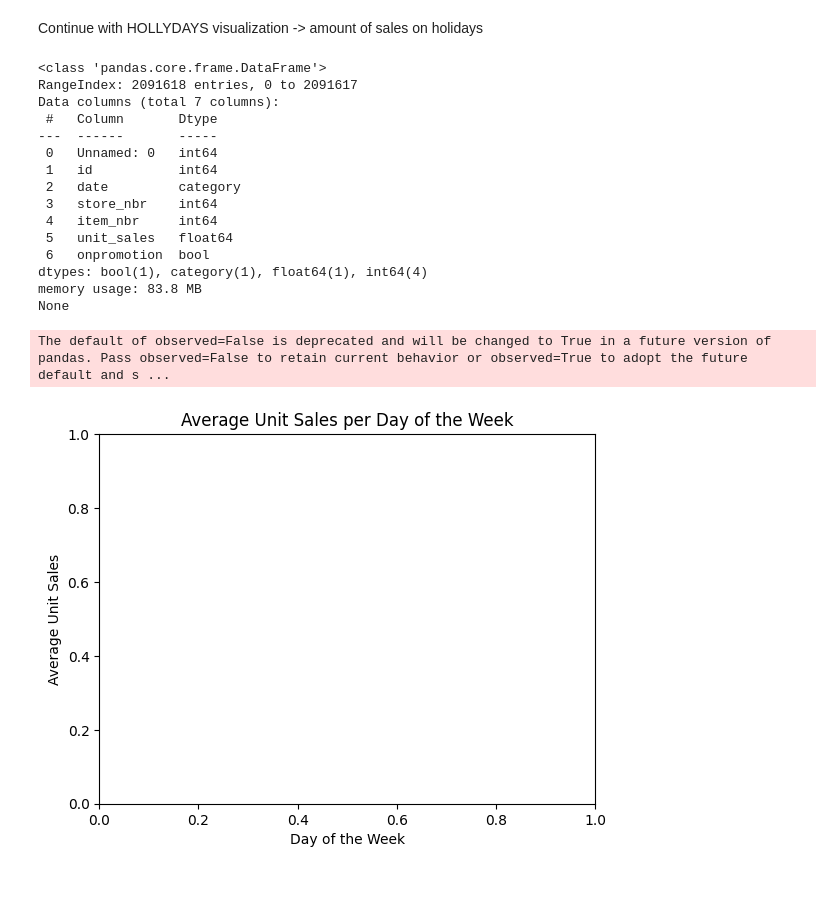
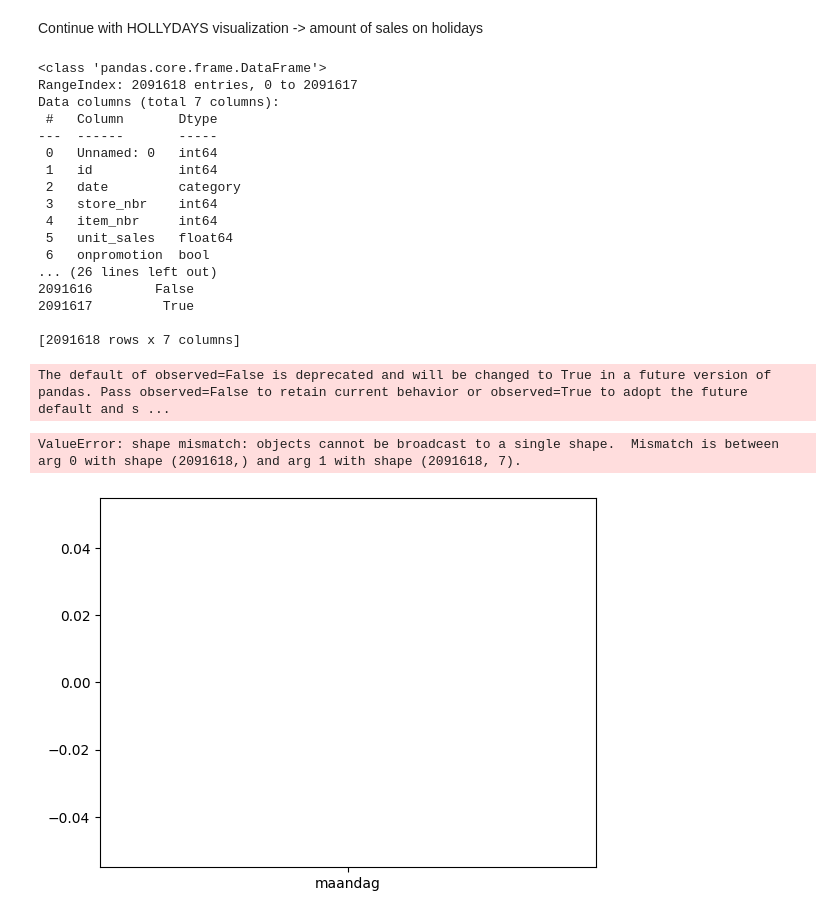
Before and after one commit to florboydens/Data-Analytics-Case-2, a Jupyter notebook: explorationViz.ipynb, the cells around one changed output. Saved outputs shown, nothing was run; the diff lists cells and outputs as text; code cells hidden in the pictures; blank space fills up the shorter version.

```diff
--- a/explorationViz.ipynb
+++ b/explorationViz.ipynb
@@ -499,34 +499,50 @@ plt.show()
 # %% [markdown]
 Continue with HOLLYDAYS visualization
 -> amount of sales on holidays
-# %%
-print(data.info())
-
-sales_by_day = data.groupby('date').mean()['unit_sales']
-desired_order = ['maandag', 'dinsdag', 'woensdag', 'donderdag', 'vrijdag', 'zaterdag', 'zondag']
-sorted_sales_by_day = sales_by_day.reindex(desired_order)
-plt.xlabel('Day of the Week')
-plt.ylabel('Average Unit Sales')
-plt.title('Average Unit Sales per Day of the Week')
-plt.show()
-# %% [output]
-<class 'pandas.core.frame.DataFrame'>
-RangeIndex: 2091618 entries, 0 to 2091617
-Data columns (total 7 columns):
- #   Column       Dtype
----  ------       -----
- 0   Unnamed: 0   int64
- 1   id           int64
- 2   date         category
- 3   store_nbr    int64
- 4   item_nbr     int64
- 5   unit_sales   float64
- 6   onpromotion  bool
-dtypes: bool(1), category(1), float64(1), int64(4)
-memory usage: 83.8 MB
-None
-The default of observed=False is deprecated and will be changed to True in a future version of pandas. Pass observed=False to retain current behavior or observed=True to adopt the future default and s ...
-[figure, removed]
+# %%
+print(data.info())
+# Calculate average unit sales by day of the week
+average_sales_by_day = data.groupby('date').mean()['unit_sales']
+
+# Subset of data where dates are in the holiday dataframe
+holiday_sales_by_day = data[data['date'].isin(holidays_events['date'])]#.groupby('date').mean()['unit_sales']
+print(holiday_sales_by_day)
+
+# Create a bar chart
+plt.bar(average_sales_by_day.index, average_sales_by_day, label='Average Unit Sales')
+plt.bar(holiday_sales_by_day.index, holiday_sales_by_day, label='Holiday Unit Sales')
+
+# Add labels and title
+plt.xlabel('Day of the Week')
+plt.ylabel('Average Unit Sales')
+plt.title('Average Unit Sales by Day of the Week')
+
+# Show the legend
+plt.legend()
+
+# Display the chart
+plt.show()
+# %% [output]
+<class 'pandas.core.frame.DataFrame'>
+RangeIndex: 2091618 entries, 0 to 2091617
+Data columns (total 7 columns):
+ #   Column       Dtype
+---  ------       -----
+ 0   Unnamed: 0   int64
+ 1   id           int64
+ 2   date         category
+ 3   store_nbr    int64
+ 4   item_nbr     int64
+ 5   unit_sales   float64
+ 6   onpromotion  bool
+... (26 lines left out)
+2091616        False
+2091617         True
+
+[2091618 rows x 7 columns]
+The default of observed=False is deprecated and will be changed to True in a future version of pandas. Pass observed=False to retain current behavior or observed=True to adopt the future default and s ...
+ValueError: shape mismatch: objects cannot be broadcast to a single shape.  Mismatch is between arg 0 with shape (2091618,) and arg 1 with shape (2091618, 7).
+[figure, added]
 # %%
 print(stores.head())
 print(transactions.head())
```
Also changed, not shown: 2 other files.
